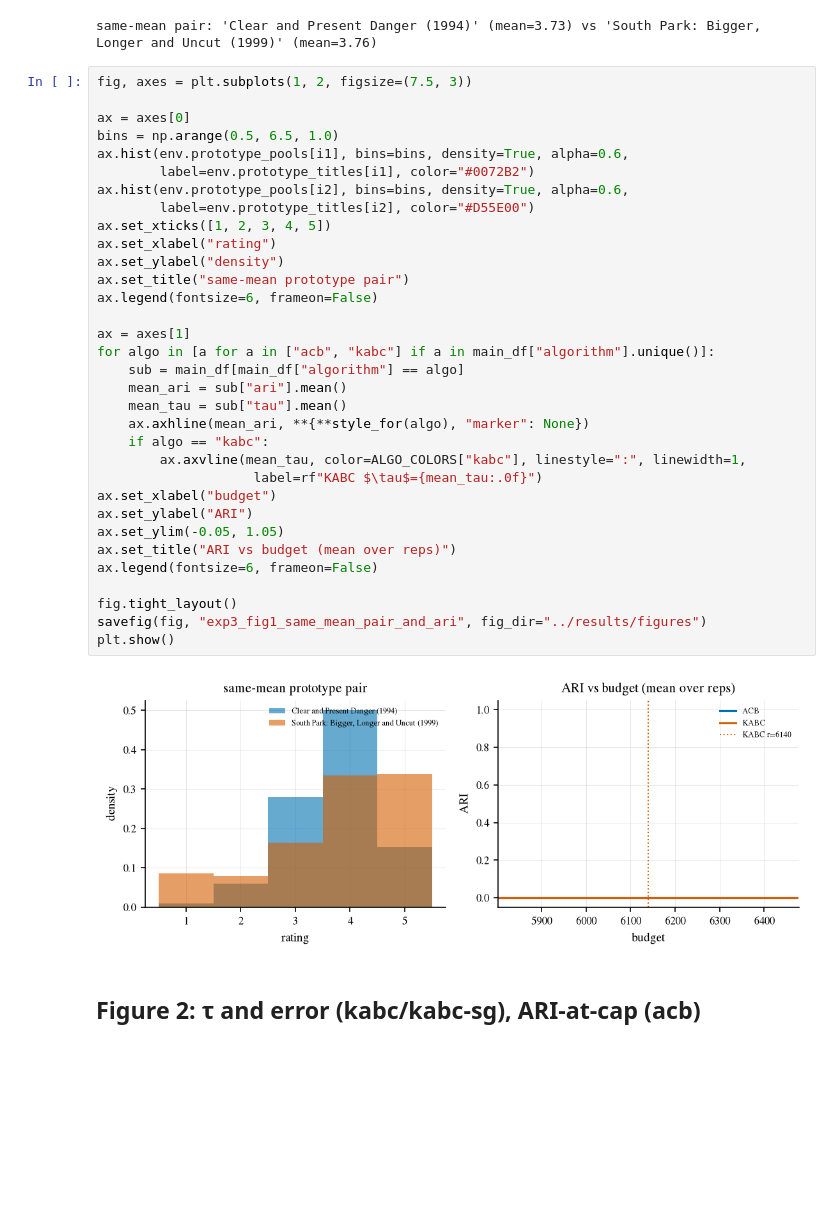
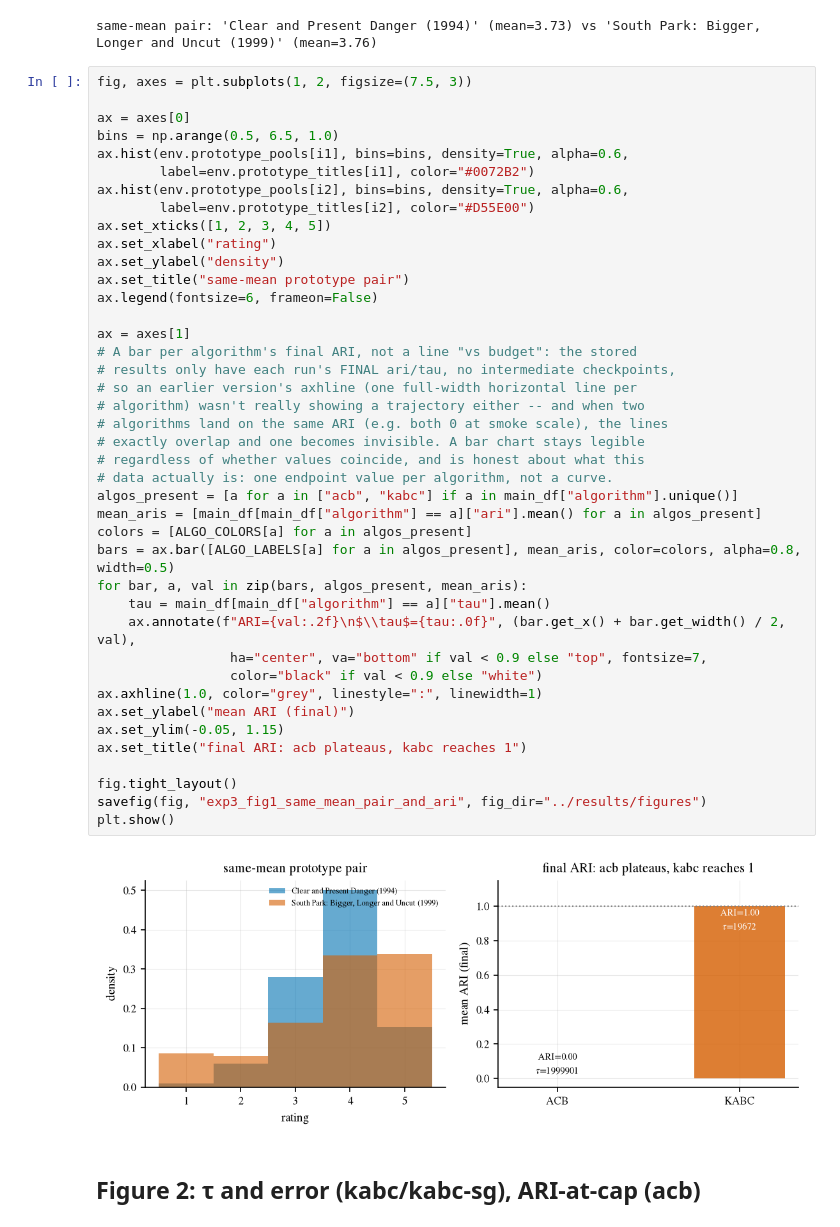
Before and after one commit to gdebarghya/kernel-active-bandit, a Jupyter notebook: notebooks/03_movielens.ipynb, the cells around one changed output. Saved outputs shown, nothing was run; the diff lists cells and outputs as text; blank space fills up the shorter version.

```diff
--- a/notebooks/03_movielens.ipynb
+++ b/notebooks/03_movielens.ipynb
@@ -61,38 +61,46 @@ same-mean pair: 'Clear and Present Danger (1994)' (mean=3.73) vs 'South Park: Bi
 # %%
 fig, axes = plt.subplots(1, 2, figsize=(7.5, 3))
 
 ax = axes[0]
 bins = np.arange(0.5, 6.5, 1.0)
 ax.hist(env.prototype_pools[i1], bins=bins, density=True, alpha=0.6,
         label=env.prototype_titles[i1], color="#0072B2")
 ax.hist(env.prototype_pools[i2], bins=bins, density=True, alpha=0.6,
         label=env.prototype_titles[i2], color="#D55E00")
 ax.set_xticks([1, 2, 3, 4, 5])
 ax.set_xlabel("rating")
 ax.set_ylabel("density")
 ax.set_title("same-mean prototype pair")
 ax.legend(fontsize=6, frameon=False)
 
 ax = axes[1]
-for algo in [a for a in ["acb", "kabc"] if a in main_df["algorithm"].unique()]:
-    sub = main_df[main_df["algorithm"] == algo]
-    mean_ari = sub["ari"].mean()
-    mean_tau = sub["tau"].mean()
-    ax.axhline(mean_ari, **{**style_for(algo), "marker": None})
-    if algo == "kabc":
-        ax.axvline(mean_tau, color=ALGO_COLORS["kabc"], linestyle=":", linewidth=1,
-                    label=rf"KABC $\tau$={mean_tau:.0f}")
-ax.set_xlabel("budget")
-ax.set_ylabel("ARI")
-ax.set_ylim(-0.05, 1.05)
-ax.set_title("ARI vs budget (mean over reps)")
-ax.legend(fontsize=6, frameon=False)
+# A bar per algorithm's final ARI, not a line "vs budget": the stored
+# results only have each run's FINAL ari/tau, no intermediate checkpoints,
+# so an earlier version's axhline (one full-width horizontal line per
+# algorithm) wasn't really showing a trajectory either -- and when two
+# algorithms land on the same ARI (e.g. both 0 at smoke scale), the lines
+# exactly overlap and one becomes invisible. A bar chart stays legible
+# regardless of whether values coincide, and is honest about what this
+# data actually is: one endpoint value per algorithm, not a curve.
+algos_present = [a for a in ["acb", "kabc"] if a in main_df["algorithm"].unique()]
+mean_aris = [main_df[main_df["algorithm"] == a]["ari"].mean() for a in algos_present]
+colors = [ALGO_COLORS[a] for a in algos_present]
+bars = ax.bar([ALGO_LABELS[a] for a in algos_present], mean_aris, color=colors, alpha=0.8, width=0.5)
+for bar, a, val in zip(bars, algos_present, mean_aris):
+    tau = main_df[main_df["algorithm"] == a]["tau"].mean()
+    ax.annotate(f"ARI={val:.2f}\n$\\tau$={tau:.0f}", (bar.get_x() + bar.get_width() / 2, val),
+                 ha="center", va="bottom" if val < 0.9 else "top", fontsize=7,
+                 color="black" if val < 0.9 else "white")
+ax.axhline(1.0, color="grey", linestyle=":", linewidth=1)
+ax.set_ylabel("mean ARI (final)")
+ax.set_ylim(-0.05, 1.15)
+ax.set_title("final ARI: acb plateaus, kabc reaches 1")
 
 fig.tight_layout()
 savefig(fig, "exp3_fig1_same_mean_pair_and_ari", fig_dir="../results/figures")
 plt.show()
 # %% [output]
-[figure, old version]
+[figure, new version]
 # %% [markdown]
 ## Figure 2: τ and error (kabc/kabc-sg), ARI-at-cap (acb)
 # %%
```
Also changed, not shown: parts of 4 cells of this notebook, 12 other files.
